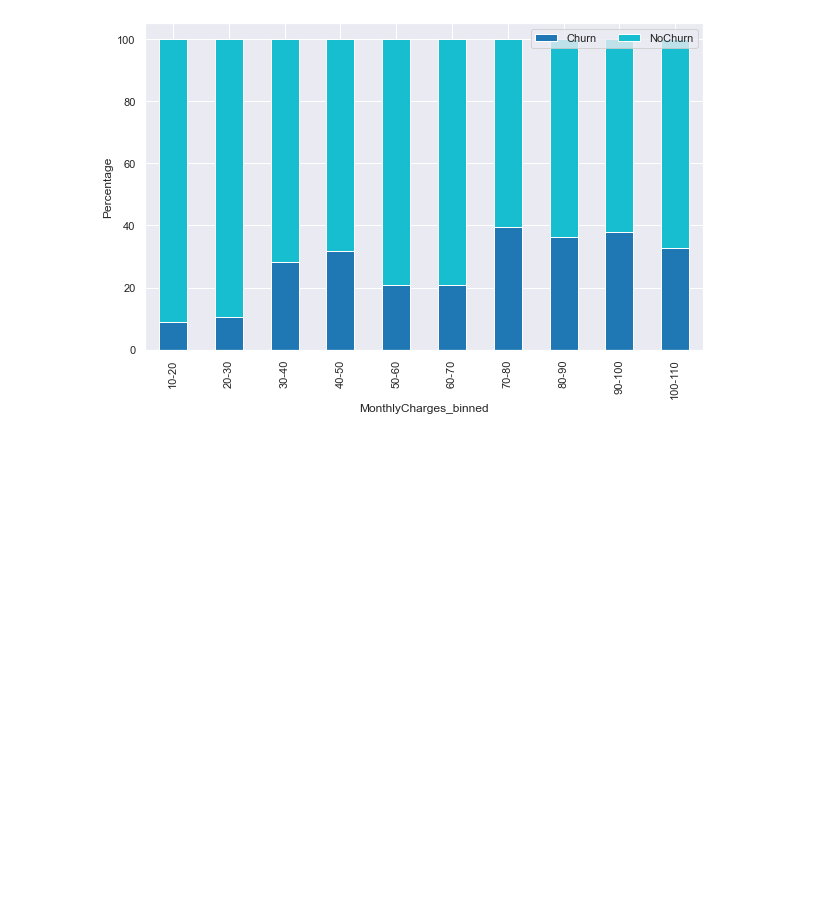
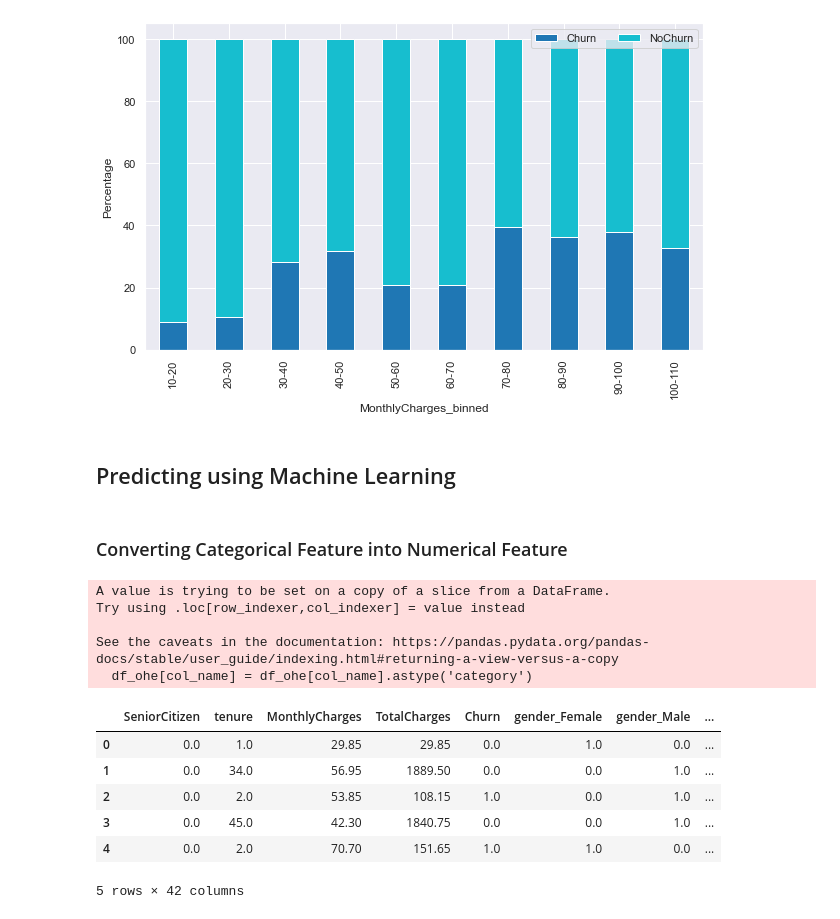
Before and after one commit to mhilmiasyrofi/CustomerChurnAnalytics, a Jupyter notebook: Analytics.ipynb, the cells around one changed output. Saved outputs shown, nothing was run; the diff lists cells and outputs as text; code cells hidden in the pictures; blank space fills up the shorter version.

Commit message:
feat(preprocess): encode categorical features

```diff
--- a/Analytics.ipynb
+++ b/Analytics.ipynb
@@ -212,3 +212,61 @@ plt.ylabel("Percentage")
 plt.show()
 # %% [output]
 [figure]
+# %% [markdown]
+## Predicting using Machine Learning
+# %% [markdown]
+### Converting Categorical Feature into Numerical Feature
+# %%
+from sklearn.preprocessing import OneHotEncoder, OrdinalEncoder
+
+df['Churn'] = df['Churn'].apply(lambda x: 1 if x == "Yes" else 0)
+
+ori_feature_cols = [
+    "SeniorCitizen", "tenure", "MonthlyCharges", "TotalCharges", "Churn"
+]
+
+df_ori = df[ori_feature_cols]
+
+ohe_feature_cols = [
+    "gender", "InternetService", "Contract", "PaymentMethod",
+    "PhoneService", "MultipleLines", "OnlineSecurity", "OnlineBackup",
+    "DeviceProtection", "TechSupport", "StreamingTV", "StreamingMovies", "PaperlessBilling"
+]
+
+df_ohe = df[ohe_feature_cols]
+
+for col_name in ohe_feature_cols:
+    df_ohe[col_name] = df_ohe[col_name].astype('category')
+
+df_ohe = pd.get_dummies(df_ohe)
+
+
+ord_feature_cols = [
+
+]
+
+ord_encoder = OrdinalEncoder()
+
+df_ord = df[ord_feature_cols]
+
+
+ord_features = ord_encoder.fit_transform(df_ord)
+
+df_ord = pd.DataFrame(ord_features, columns=ord_feature_cols)
+# %% [output]
+A value is trying to be set on a copy of a slice from a DataFrame.
+Try using .loc[row_indexer,col_indexer] = value instead
+
+See the caveats in the documentation: https://pandas.pydata.org/pandas-docs/stable/user_guide/indexing.html#returning-a-view-versus-a-copy
+  df_ohe[col_name] = df_ohe[col_name].astype('category')
+# %%
+df = pd.concat([df_ori, df_ohe, df_ord], axis=1)
+df.head()
+# %% [output]
+|  | SeniorCitizen | tenure | MonthlyCharges | TotalCharges | Churn | gender_Female | gender_Male | ... |
+| 0 | 0.0 | 1.0 | 29.85 | 29.85 | 0.0 | 1.0 | 0.0 | ... |
+| 1 | 0.0 | 34.0 | 56.95 | 1889.50 | 0.0 | 0.0 | 1.0 | ... |
+| 2 | 0.0 | 2.0 | 53.85 | 108.15 | 1.0 | 0.0 | 1.0 | ... |
+| 3 | 0.0 | 45.0 | 42.30 | 1840.75 | 0.0 | 0.0 | 1.0 | ... |
+| 4 | 0.0 | 2.0 | 70.70 | 151.65 | 1.0 | 1.0 | 0.0 | ... |
+5 rows × 42 columns
```
